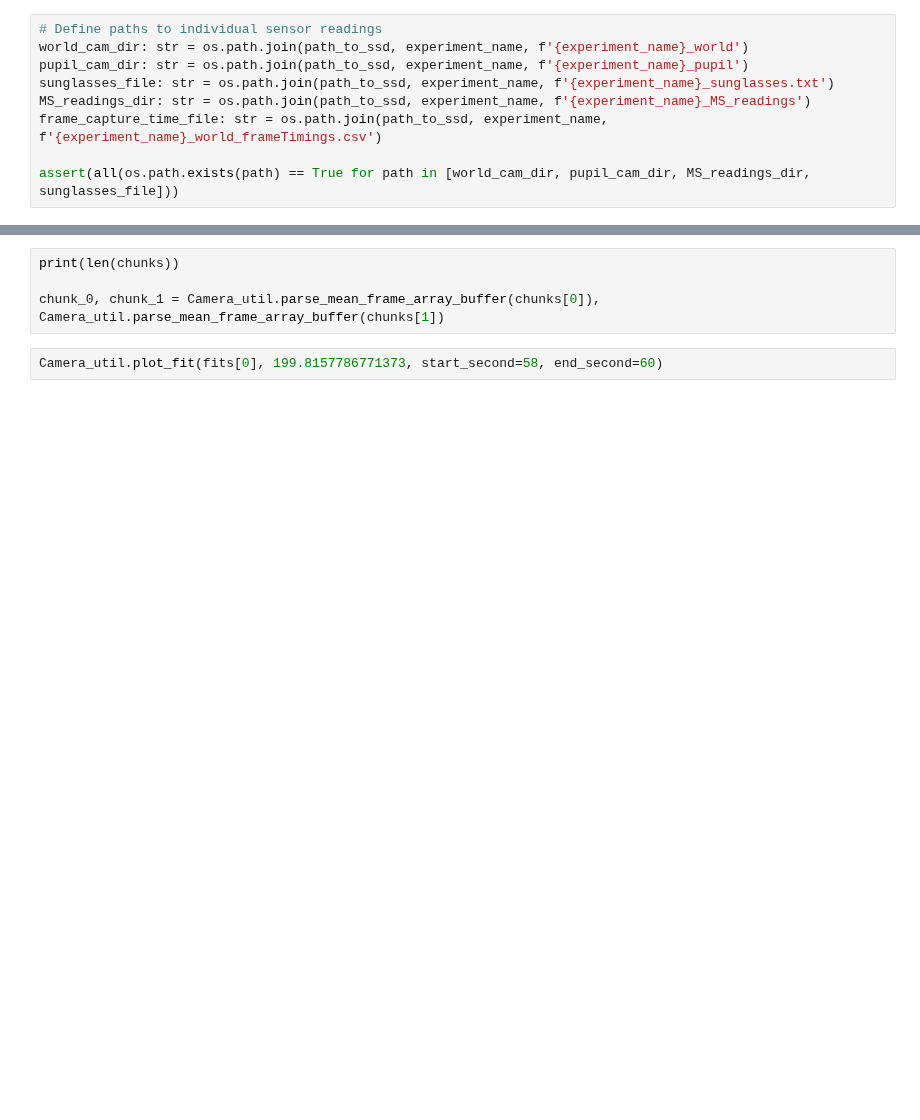
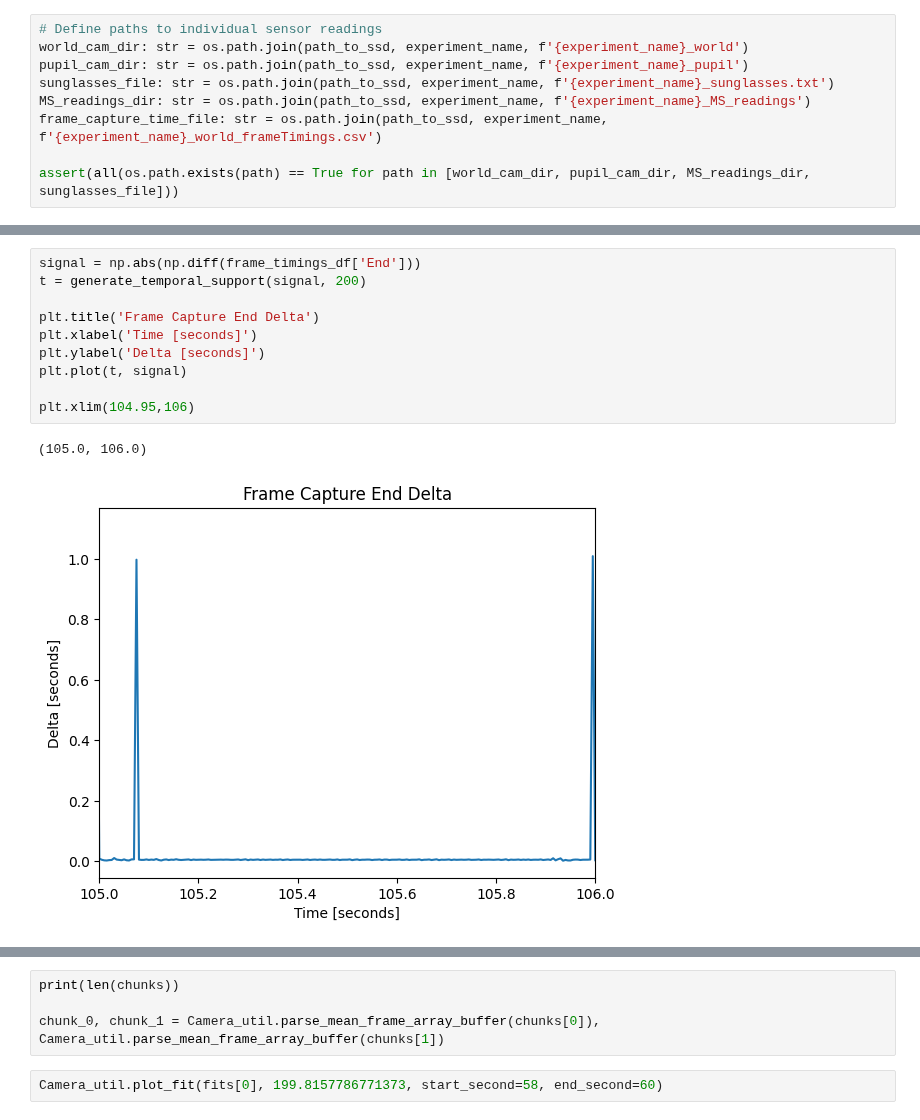
Before and after one commit to gkaguirrelab/combiExperiments, a Jupyter notebook: code/lightLogger/raspberry_pi_firmware/testing.ipynb, the cells around one changed output, grey strips where cells are left out. Cells and saved outputs as stored; diff of their text form; blank space fills up the shorter version.

```diff
--- a/code/lightLogger/raspberry_pi_firmware/testing.ipynb
+++ b/code/lightLogger/raspberry_pi_firmware/testing.ipynb
@@ -57,0 +74,13 @@ plt.show()
+# %%
+signal = np.abs(np.diff(frame_timings_df['End']))
+t = generate_temporal_support(signal, 200)
+
+plt.title('Frame Capture End Delta')
+plt.xlabel('Time [seconds]')
+plt.ylabel('Delta [seconds]')
+plt.plot(t, signal)
+
+plt.xlim(104.95,106)
+# %% [output]
+(105.0, 106.0)
+[figure, added]
```
Also changed, not shown: parts of 13 cells of this notebook.
